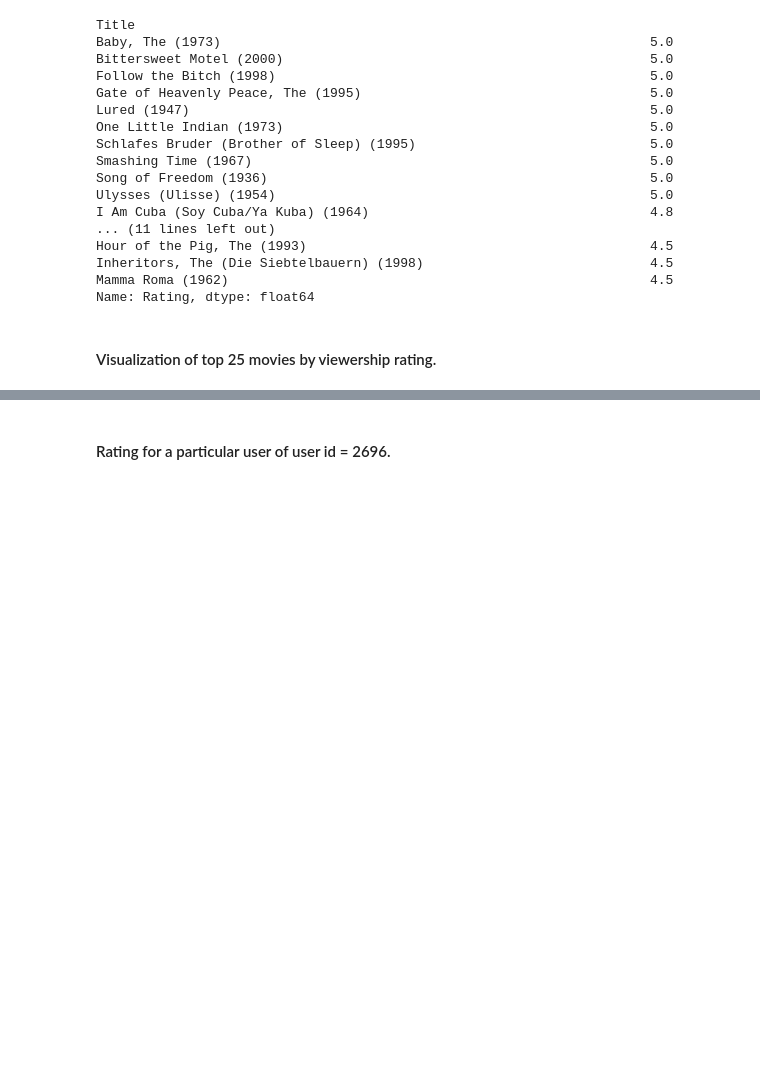
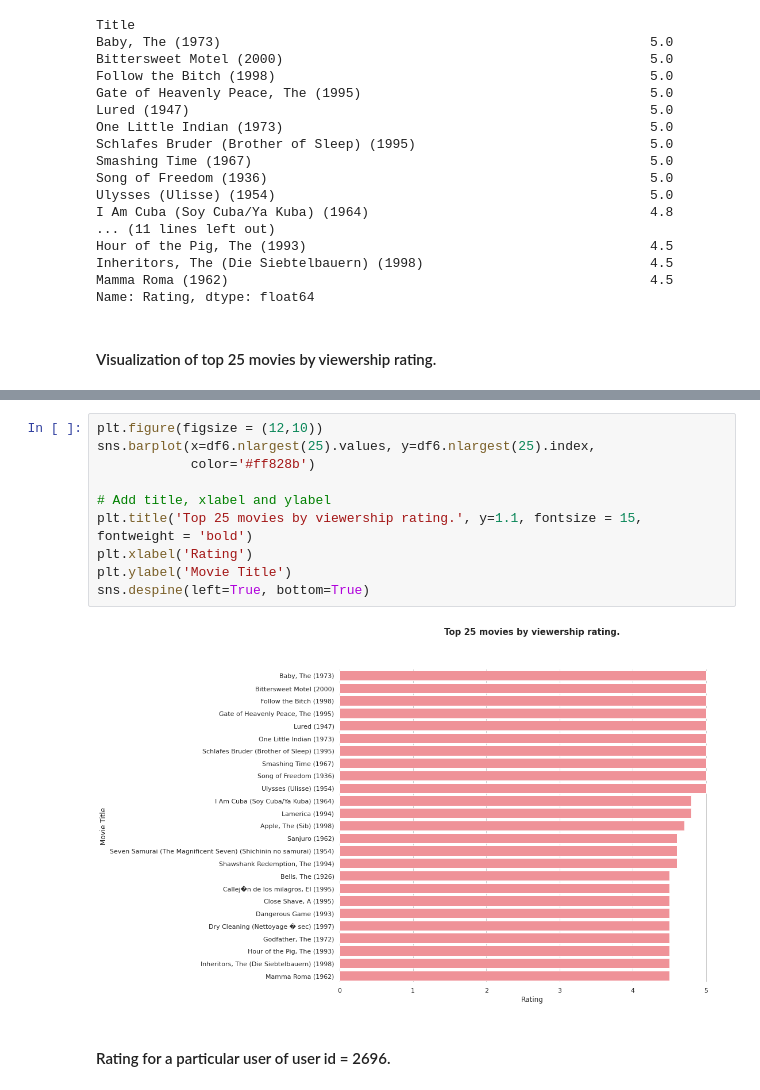
Before and after one commit to vyshakTs/tranzemo-machinetest, a Jupyter notebook: tranzemo.ipynb, the cells around one changed output, grey strips where cells are left out. Drawn from its saved outputs; the diff is of its cells as text; blank space fills up the shorter version.

```diff
--- a/tranzemo.ipynb
+++ b/tranzemo.ipynb
@@ -201,3 +191,15 @@ fig
+# %%
+plt.figure(figsize = (12,10))
+sns.barplot(x=df6.nlargest(25).values, y=df6.nlargest(25).index,
+            color='#ff828b')
+
+# Add title, xlabel and ylabel
+plt.title('Top 25 movies by viewership rating.', y=1.1, fontsize = 15, fontweight = 'bold')
+plt.xlabel('Rating')
+plt.ylabel('Movie Title')
+sns.despine(left=True, bottom=True)
+# %% [output]
+[figure, added]
 # %% [markdown]
 #### Rating for a particular user of user id = 2696.
 # %%
```
Also changed, not shown: parts of 15 cells of this notebook.
